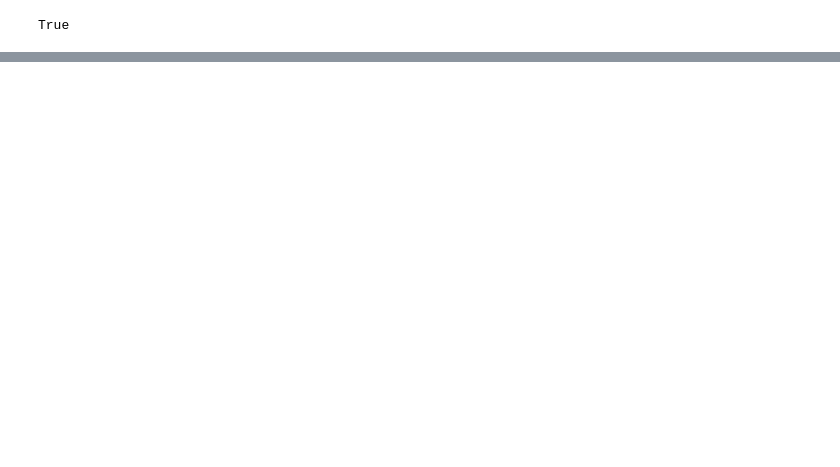
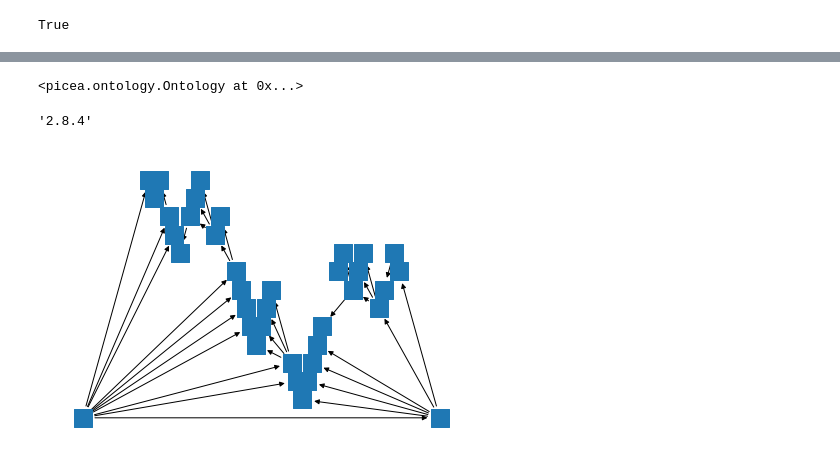
Before and after one commit to holmrenser/picea, a Jupyter notebook: docs/examples/ontology.ipynb, the cells around one changed output, grey strips where cells are left out. Cells and saved outputs as stored; diff of their text form; code cells hidden in the pictures; blank space fills up the shorter version.

```diff
--- a/docs/examples/ontology.ipynb
+++ b/docs/examples/ontology.ipynb
@@ -30,0 +67,19 @@ len(go.elements)
+# %%
+go['GO:0048316'].children
+# %% [output]
+<picea.ontology.Ontology at 0x...>
+# %%
+import networkx as nx
+nx.__version__
+# %% [output]
+'2.8.4'
+# %%
+graph = nx.DiGraph()
+for term in [go['GO:0048316'], *go['GO:0048316'].children]:
+    graph.add_node(term.ID, name=term.name)
+    for child_ID in term._children:
+        graph.add_edge(term.ID, child_ID)
+layout = nx.planar_layout(graph)
+nx.draw(graph, pos=layout, node_shape='s')
+# %% [output]
+[figure, added]
```
Also changed, not shown: parts of 19 cells of this notebook, 10 other files.
